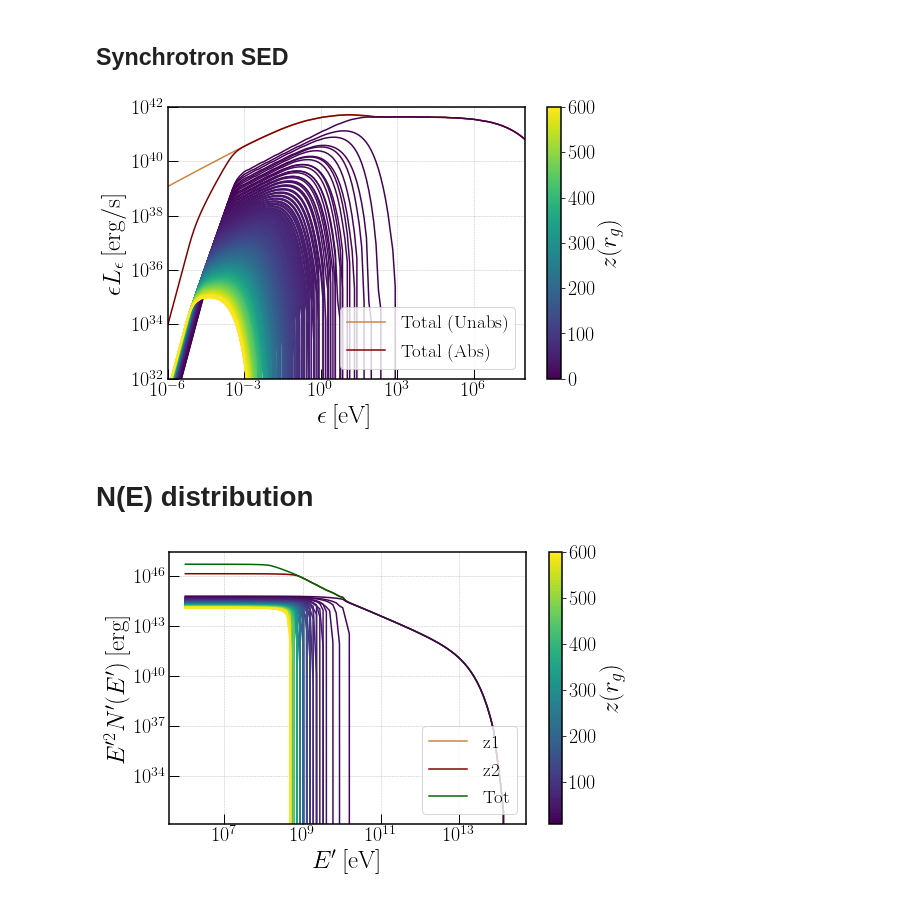
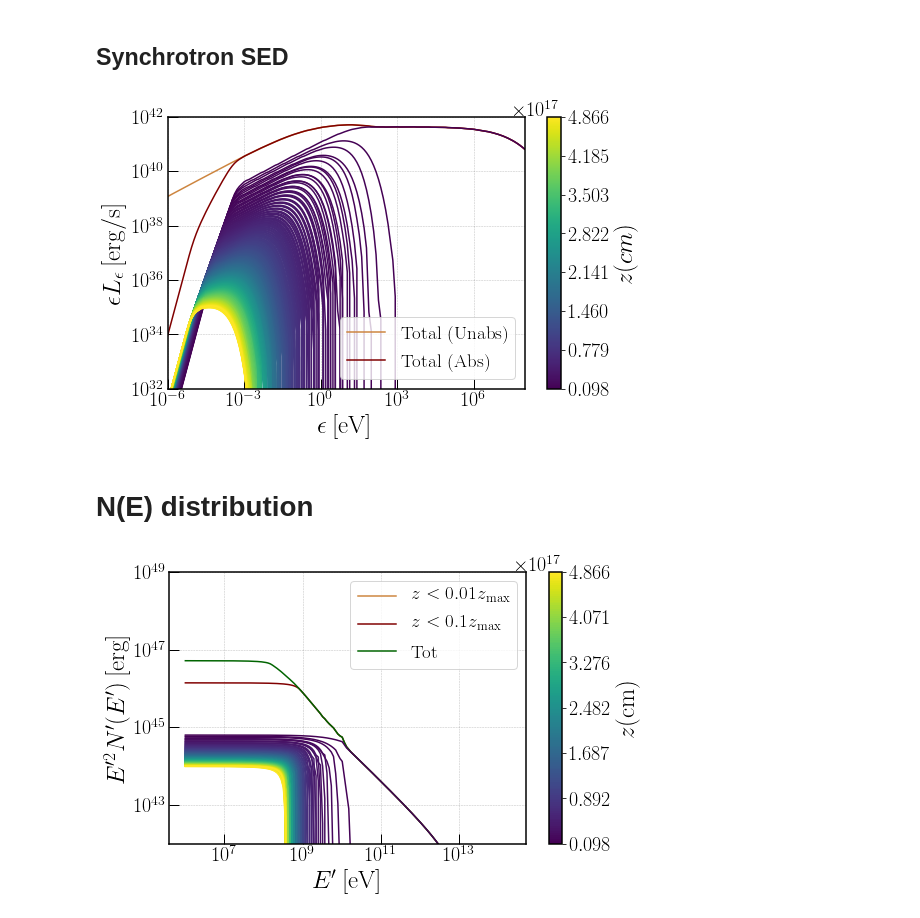
Before and after one commit to santimda/ExtendedJet, a Jupyter notebook: PostProcessing/Plotting.ipynb, the cells around one changed output. Cells and saved outputs as stored; diff of their text form; code cells hidden in the pictures.

Commit message:
fixing py plot scripts

```diff
--- a/PostProcessing/Plotting.ipynb
+++ b/PostProcessing/Plotting.ipynb
@@ -8,14 +8,18 @@ import numpy as np
 import matplotlib.pyplot as plt
 import matplotlib
 import plot_utils as pltutils
+eV = 1.60218e-12
+traj = np.loadtxt('./../Code/trajectory.dat')
+parsec = 3.086e+18
+zmin = np.min(traj[:,0])
+zmax = np.max(traj[:,0])
 # %% [markdown]
 ## Synchrotron SED
 # %%
 # Load the output of the jet synchrotron SED
 synsed_output = np.loadtxt('./../Code/SEDsyn_jet.dat')
 synsed_ord = np.loadtxt('./../Code/SEDsyn_cuts_ord.dat')
-zmin = 0
-zmax = 600
+
 
 # Define quantities
 nu  = synsed_output[:,0]
@@ -35,11 +39,11 @@ nu = synsed_ord[:,0]
 zec = synsed_ord[:,2]
 nu = np.reshape(nu,(512,150))
 zec = np.reshape(zec,(512,150))
-colormap, sm = pltutils.color_from_cmap('viridis',len(nu), vmin=zmin, vmax=zmax)
+colormap, sm = pltutils.color_from_cmap('viridis',len(nu), vmin=int(zmin), vmax=int(zmax))
 for i in range(len(nu)):
     ax.loglog(nu[i],zec[i], color=colormap[i])
 
-plt.colorbar(sm, ticks=np.linspace(zmin, zmax, 7), label='$z(r_g)$')
+plt.colorbar(sm, ticks=np.linspace(zmin, zmax, 8), label='$z(cm)$')
 # Set limits#
 ax.set_ylim([1e32,1e42])
 ax.set_xlim([1e-6,1e8])
@@ -54,13 +58,14 @@ pltutils.luc_std_plot(ax)
 
 plt.show()
 # %% [output]
-[figure, old version]
+[figure, new version]
 # %% [markdown]
 # N(E) distribution
 # %%
 # Load the output of the jet synchrotron SED
 NE_output = np.loadtxt('./../Code/NE_jet.dat')
 NE_output_ord = np.loadtxt('./../Code/NE_cuts_ord.dat')
+
 
 # Define quantities for total N
 nu  = NE_output[:,0]
@@ -73,38 +78,38 @@ nucut = NE_output_ord[:,0]
 necut = NE_output_ord[:,1]
 # take diimensions from array
 n = int( np.max(NE_output_ord[:,2]) )
 m = int( len(NE_output_ord[:,2]) / n )
 # reshape arrays
 nucut = np.reshape(nucut,(n,m))
 necut = np.reshape(necut,(n,m))
 
 # Init plot
 fig, ax= plt.subplots(1,1, figsize=(8,5))
 colors = pltutils.iar_aut
 
 # Plot total SED
-ax.loglog(nu,z1, label='z1', color=colors[0])
-ax.loglog(nu,z2, label='z2', color=colors[1])
+ax.loglog(nu,z1, label='$z< 0.01 z_{\\rm max}$', color=colors[0])
+ax.loglog(nu,z2, label='$z< 0.1 z_{\\rm max}$', color=colors[1])
 ax.loglog(nu,tot, label='Tot', color=colors[2])
 
 # Plot individual curves for different Z
 
-colormap, sm = pltutils.color_from_cmap('viridis',len(nu), vmin=10, vmax=600)
+colormap, sm = pltutils.color_from_cmap('viridis',len(nu), vmin=zmin, vmax=zmax)
 for i in range(len(nu)):
-    ax.loglog(nucut[i],necut[i], color=colormap[i])
+    ax.loglog(nucut[i]/eV,necut[i]*nucut[i]**2, color=colormap[i])
 
-plt.colorbar(sm, ticks=np.linspace(zmin, zmax, 7), label='$z(r_g)$')
+plt.colorbar(sm, ticks=np.linspace(zmin, zmax, 7), label='$z(\\rm cm)$')
 # Set limits#
-#ax.set_ylim([1e32,1e42])
+ax.set_ylim([1e42,1e49])
 #ax.set_xlim([1e-6,1e8])
 
 # Legends and labels
-plt.legend(loc='lower right', fontsize=19)
+plt.legend(loc='upper right', fontsize=19)
 ax.set_xlabel('$E\' \: [\\rm eV]$')
 ax.set_ylabel('$E\'^2 N \' (E\') \: [\\rm erg]$')
 
 # Set the style of the plot
 pltutils.luc_std_plot(ax)
 plt.show()
 # %% [output]
-[figure, old version]
+[figure, new version]
```
Also changed, not shown: 1 other file.
